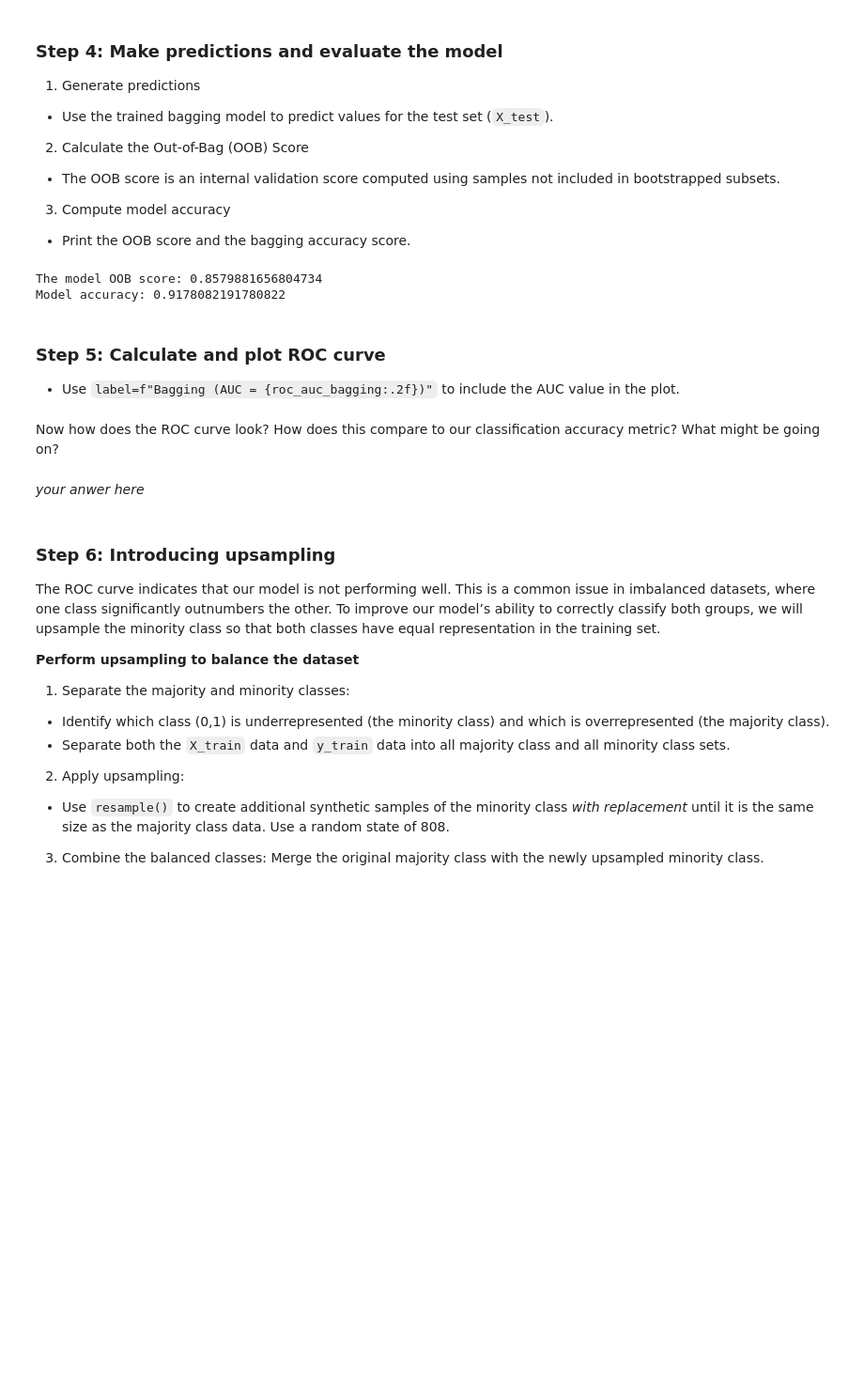
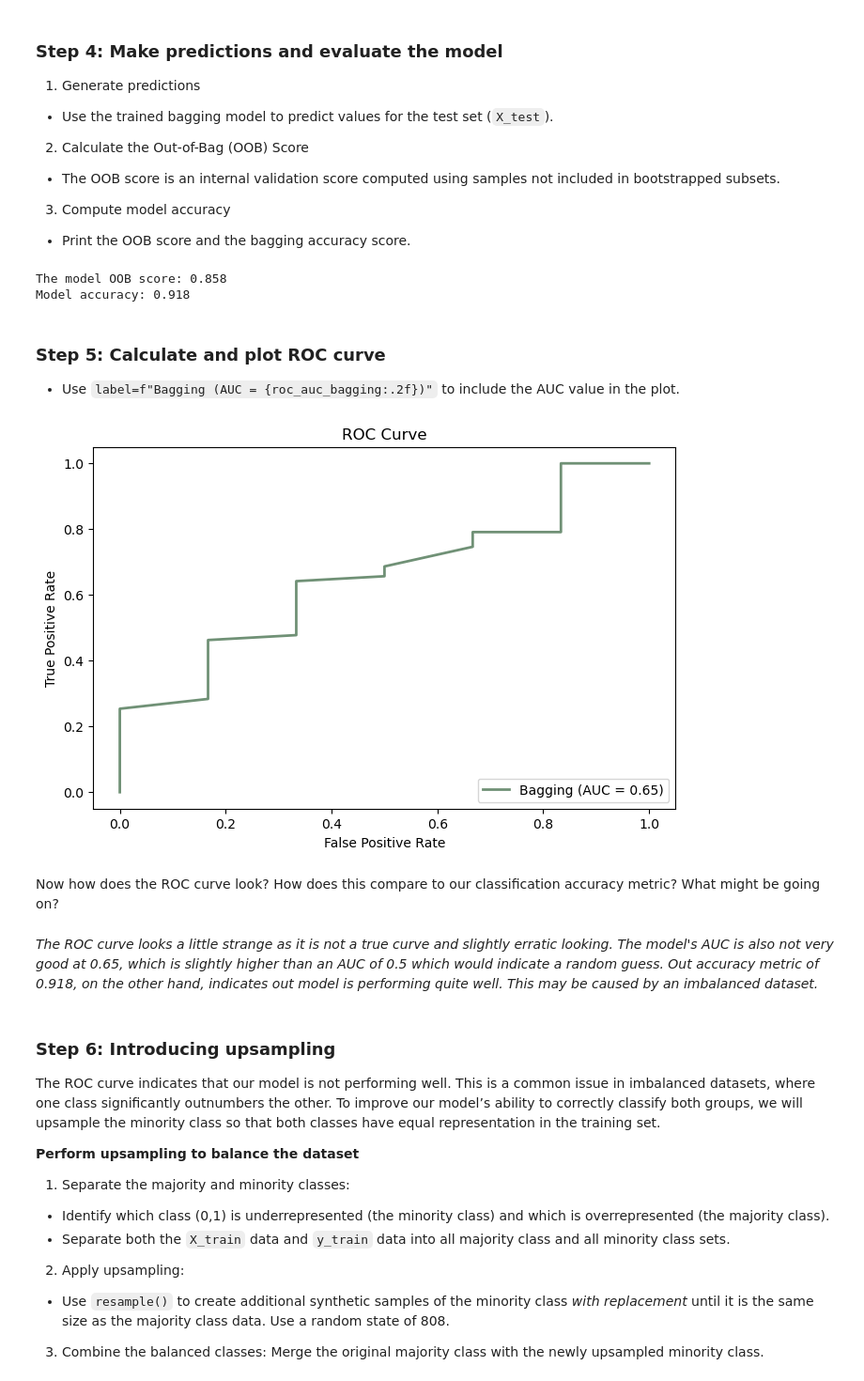
Before and after one commit to rfswick/EDS232-labs, a Jupyter notebook: Week5/lab5-birds.ipynb, the cells around one changed output. Shown at 94% size. Cells and saved outputs as stored; diff of their text form; code cells hidden in the pictures; blank space fills up the shorter version.

```diff
--- a/Week5/lab5-birds.ipynb
+++ b/Week5/lab5-birds.ipynb
@@ -189,19 +194,19 @@ array([0, 1], dtype=object)
 - Print the OOB score and the bagging accuracy score.
 # %%
 # Generate predictions
-bagging_preds = bagging.predict(X_test)
+bagging_pred_y = bagging.predict(X_test)
 
 # Out-of-Bag (OOB) Score
 oob_score = bagging.oob_score_
 
 # Model accuracy
-accuracy = accuracy_score(y_test, bagging_preds)
+accuracy = accuracy_score(y_test, bagging_pred_y)
 
-print(f"The model OOB score: {oob_score}")
-print(f"Model accuracy: {accuracy}")
+print(f"The model OOB score: {oob_score:.3f}")
+print(f"Model accuracy: {accuracy:.3f}")
 # %% [output]
-The model OOB score: 0.8579881656804734
-Model accuracy: 0.9178082191780822
+The model OOB score: 0.858
+Model accuracy: 0.918
 # %% [markdown]
 ### Step 5: Calculate and plot ROC curve
 
@@ -212,7 +214,24 @@ plt.figure(figsize=(8, 5))
+# %%
+# ROC Curve
+fpr_bag, tpr_bag, _ = roc_curve(y_test, bagging.predict_proba(X_test)[:, 1])
+roc_auc_bagging = auc(fpr_bag, tpr_bag)
+
+plt.figure(figsize=(8, 5))
+
+plt.plot(fpr_bag, tpr_bag, color='#709176', lw=2, label=f'Bagging (AUC = {roc_auc_bagging:.2f})')
+
+plt.title('ROC Curve')
+plt.xlabel('False Positive Rate')
+plt.ylabel('True Positive Rate')
+plt.legend(loc="lower right")
+
+plt.show()
+# %% [output]
+[figure, added]
 # %% [markdown]
 Now how does the ROC curve look? How does this compare to our classification accuracy metric?  What might be going on?
-# %% [markdown]
-*your anwer here*
+# %% [markdown]
+*The ROC curve looks a little strange as it is not a true curve and slightly erratic looking. The model's AUC is also not very good at 0.65, which is slightly higher than an AUC of 0.5 which would indicate a random guess. Out accuracy metric of 0.918, on the other hand, indicates out model is performing quite well. This may be caused by an imbalanced dataset.*
 # %% [markdown]
 ### Step 6: Introducing upsampling
 
```
Also changed, not shown: parts of 11 cells of this notebook.
